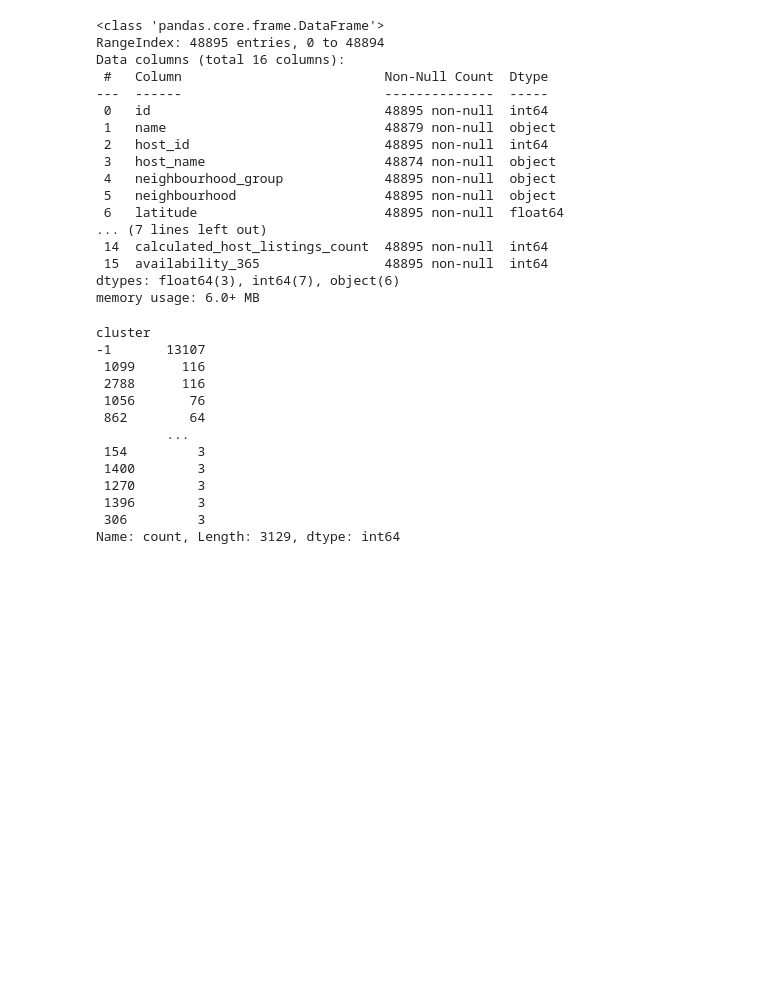
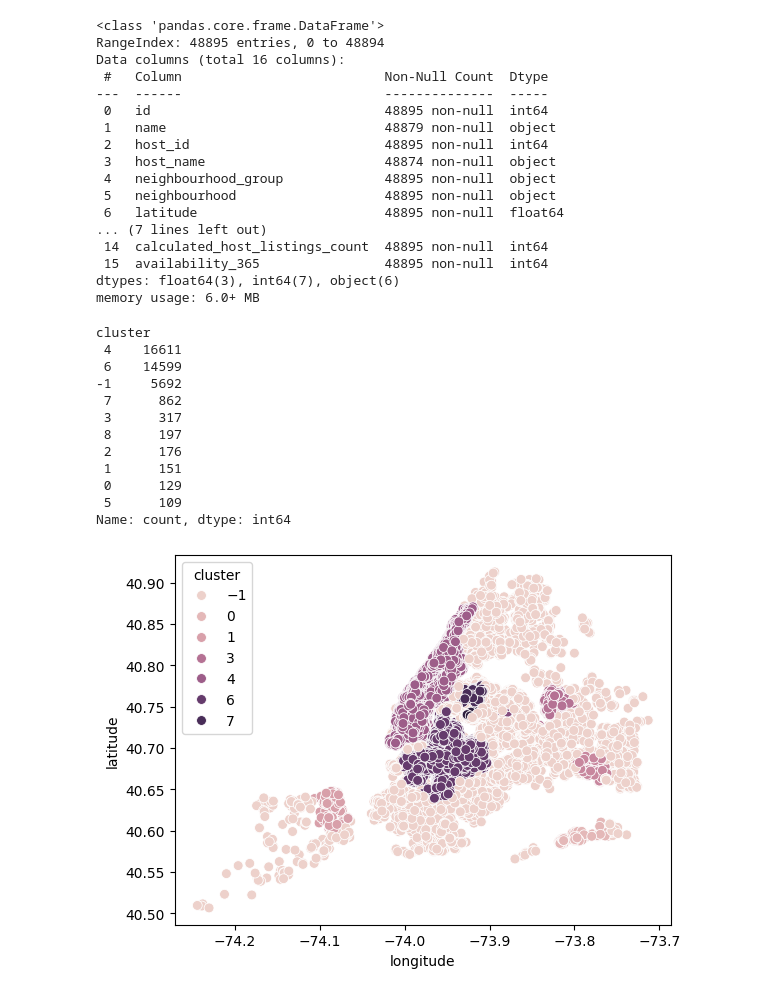
Before and after one commit to saket-nugget/NYCAirbnb_HDBS, a Jupyter notebook: NYCAirbnb_HDBS.ipynb, the cells around one changed output. Saved outputs shown, nothing was run; the diff lists cells and outputs as text; code cells hidden in the pictures; blank space fills up the shorter version.

```diff
--- a/NYCAirbnb_HDBS.ipynb
+++ b/NYCAirbnb_HDBS.ipynb
@@ -42,22 +42,26 @@ df = df.dropna()
 # %%
 X = StandardScaler().fit_transform(df)
 # %%
-hdbs = HDBSCAN(min_samples=None,min_cluster_size=3,metric='euclidean')
+hdbs = HDBSCAN(min_samples=None,min_cluster_size=100,metric='euclidean')
 # %%
 df['cluster'] = hdbs.fit_predict(X)
 # %%
 df['cluster'].value_counts()
 # %% [output]
 cluster
--1       13107
- 1099      116
- 2788      116
- 1056       76
- 862        64
-         ...
- 154         3
- 1400        3
- 1270        3
- 1396        3
- 306         3
-Name: count, Length: 3129, dtype: int64
+ 4    16611
+ 6    14599
+-1     5692
+ 7      862
+ 3      317
+ 8      197
+ 2      176
+ 1      151
+ 0      129
+ 5      109
+Name: count, dtype: int64
+# %%
+sns.scatterplot(data=df,x='longitude',y='latitude',hue='cluster',s=50)
+plt.show()
+# %% [output]
+[figure, added]
```
